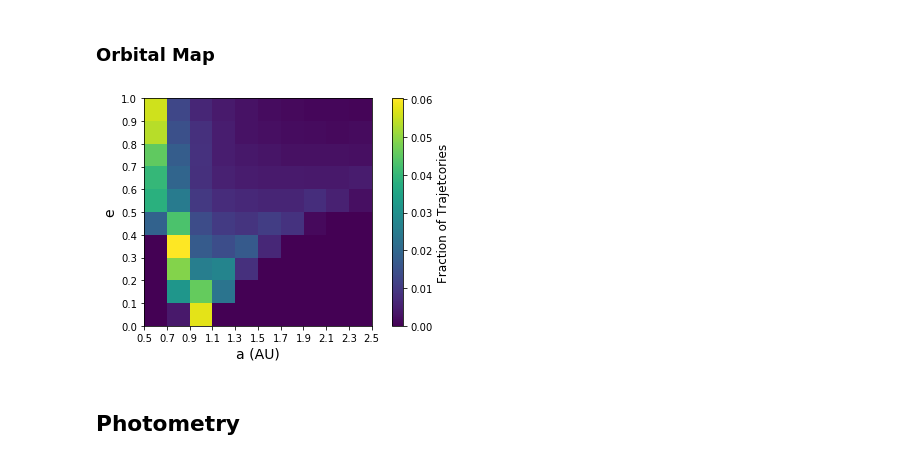
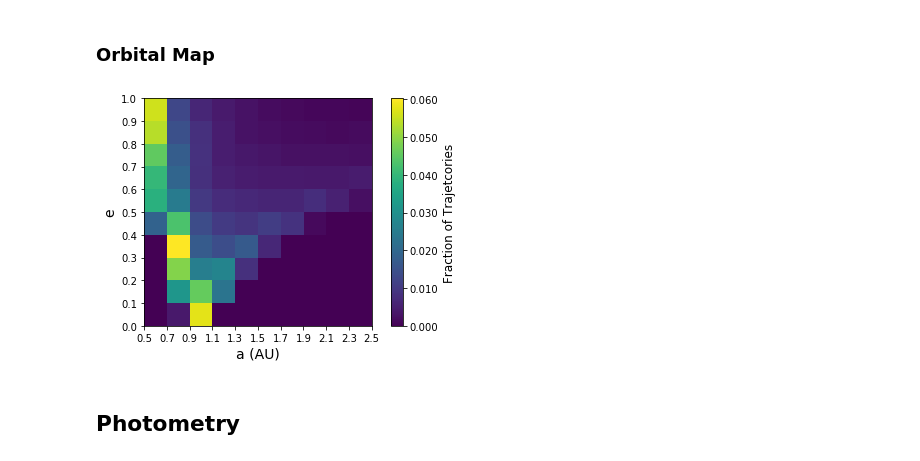
Before and after one commit to seap-udea/MoonFlashes, a Jupyter notebook: L1-21-J-Analysis.ipynb, the cells around one changed output. Saved outputs shown, nothing was run; the diff lists cells and outputs as text; code cells hidden in the pictures.

```diff
--- a/L1-21-J-Analysis.ipynb
+++ b/L1-21-J-Analysis.ipynb
@@ -397,13 +397,20 @@ sRA=np.array(sRA);sDEC=np.array(sDEC)
 #Map
 RAs,DECs=np.meshgrid(np.arange(RAmin,RAmax,dRA),np.arange(DECmin,DECmax,dDEC))
 hrd/=hrd.sum()
+hmin=hrd.min();hmax=hrd.max()
 
 fig=plt.figure()
 ax=fig.gca()
 
+
 c=ax.contourf(RAs/15.0,DECs,hrd,levels=np.linspace(hrd.min(),hrd.max(),10)) #,cmap="YlOrBr")
 cbar=fig.colorbar(c)
 cbar.ax.set_ylabel('Fraction of Trajetcories',fontsize=12)
+
+ytl=[]
+for y in cbar.ax.get_yticks():
+    ytl+=["%.3f"%(hmin+y*(hmax-hmin))]
+cbar.ax.set_yticklabels(ytl)
 
 #ax.plot(RA_EARTH,DEC_EARTH,'wo')
 ax.plot(sRA/15.0,sDEC,'w.',ms=1)
@@ -417,6 +424,7 @@ ax.text(0.5,0.95,"Moon surface",ha='center',va='center',transform=ax.transAxes,c
 ax.set_xlabel("RA (h)",fontsize=14)
 ax.set_ylabel("DEC (degrees)",fontsize=14)
 
+ax.set_aspect(0.2)
 fig.tight_layout()
 fig.savefig(f"{IMPACT_FIGDIR}/l21j-RA_DEC-map.png")
 # %% [output]
@@ -440,37 +449,45 @@ for i in tqdm(range(Nrays)):
 Nt=hae.sum()
 # %%
 #Figure
+hmin=hae.min()/Nt;hmax=hae.max()/Nt
+
 A,E=np.meshgrid(np.arange(amin,amax,da),np.arange(emin,emax,de))
 fig=plt.figure()
 ax=fig.gca()
 
 im=ax.imshow(hae/Nt,origin='lower')
 cbar=fig.colorbar(im)
 cbar.ax.set_ylabel('Fraction of Trajetcories',fontsize=12)
+
+ytl=[]
+for y in cbar.ax.get_yticks():
+    ytl+=["%.3f"%(hmin+y*(hmax-hmin))]
+cbar.ax.set_yticklabels(ytl)
+
 
 ax.set_xlabel("a (AU)",fontsize=14)
 ax.set_ylabel("e",fontsize=14)
 
 xts=[]
 xtl=[]
 for i in np.arange(0.0,Na+1,1):
     xts+=[i-0.5]
     xtl+=["%.1f"%(amin+i*da)]
 t=ax.set_xticks(xts)
 t=ax.set_xticklabels(xtl)
 
 xts=[]
 xtl=[]
 for i in np.arange(0.0,Ne+1,1):
     xts+=[i-0.5]
     xtl+=["%.1f"%(emin+i*de)]
 t=ax.set_yticks(xts)
 t=ax.set_yticklabels(xtl)
 
 fig.tight_layout()
 fig.savefig(f"{IMPACT_FIGDIR}/l21j-ae-map.png")
 # %% [output]
-[figure, old version]
+[figure, new version]
 # %% [markdown]
 ## Photometry
 # %%
```
Also changed, not shown: parts of 2 cells of this notebook, 2 other files.
